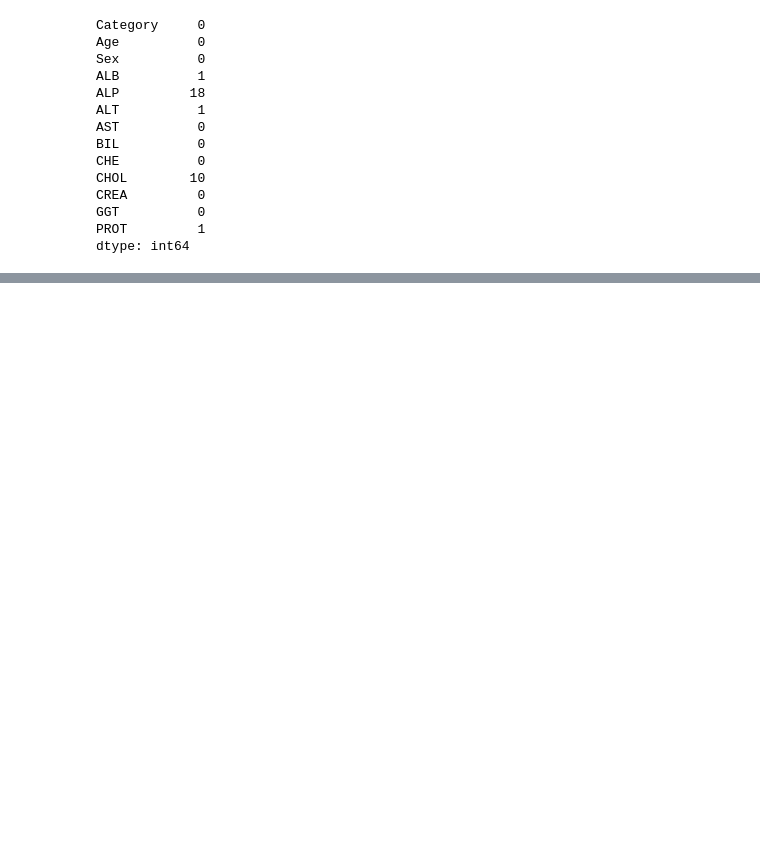
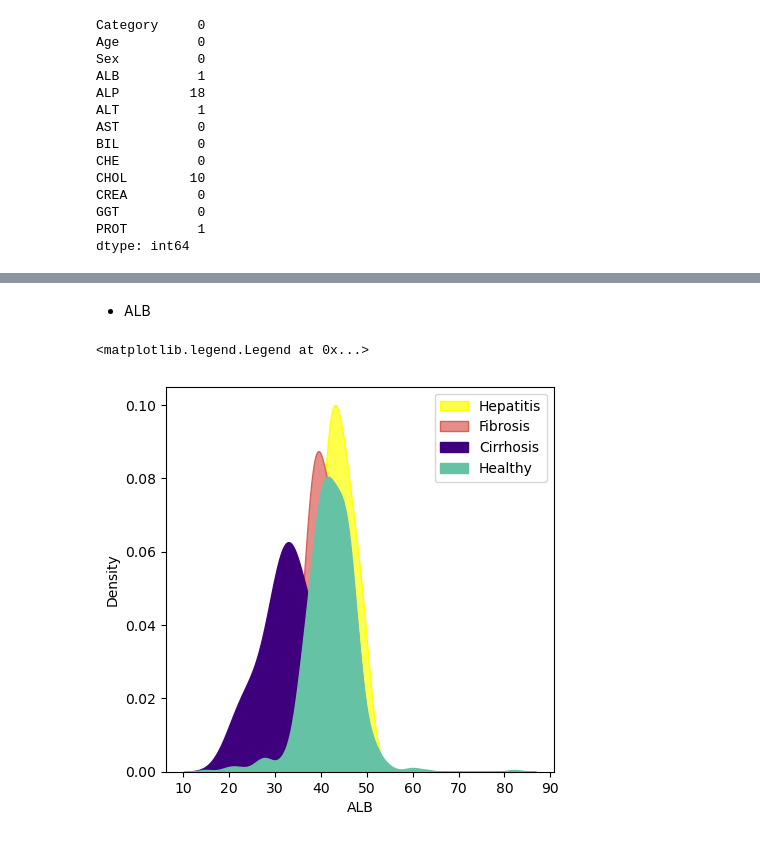
Before and after one commit to winggs7/DataMiningProject, a Jupyter notebook: Preprocessing/hepatitisc.ipynb, the cells around one changed output, grey strips where cells are left out. Cells and saved outputs as stored; diff of their text form; code cells hidden in the pictures; blank space fills up the shorter version.

```diff
--- a/Preprocessing/hepatitisc.ipynb
+++ b/Preprocessing/hepatitisc.ipynb
@@ -131,0 +181,14 @@ dtype: float64
+# %% [markdown]
+* ALB
+# %%
+fig = plt.subplots(figsize=(5, 5))
+
+sns.kdeplot(x=data["ALB"], hue = data[data["Category"] == 1]["Category"], fill=True, alpha=0.7, palette="autumn_r", label = "Hepatitis")
+sns.kdeplot(x=data["ALB"], hue = data[data["Category"] == 2]["Category"], fill=True, alpha=0.7, palette="hls", label = "Fibrosis")
+sns.kdeplot(x=data["ALB"], hue = data[data["Category"] == 3]["Category"], fill=True, alpha=1, palette="Purples_r", label = "Cirrhosis")
+sns.kdeplot(x=data["ALB"], hue = data[data["Category"] == 0]["Category"], fill=True, alpha=1, palette="Set2", label = "Healthy")
+
+plt.legend()
+# %% [output]
+<matplotlib.legend.Legend at 0x...>
+[figure, added]
```
Also changed, not shown: parts of 44 cells of this notebook.
